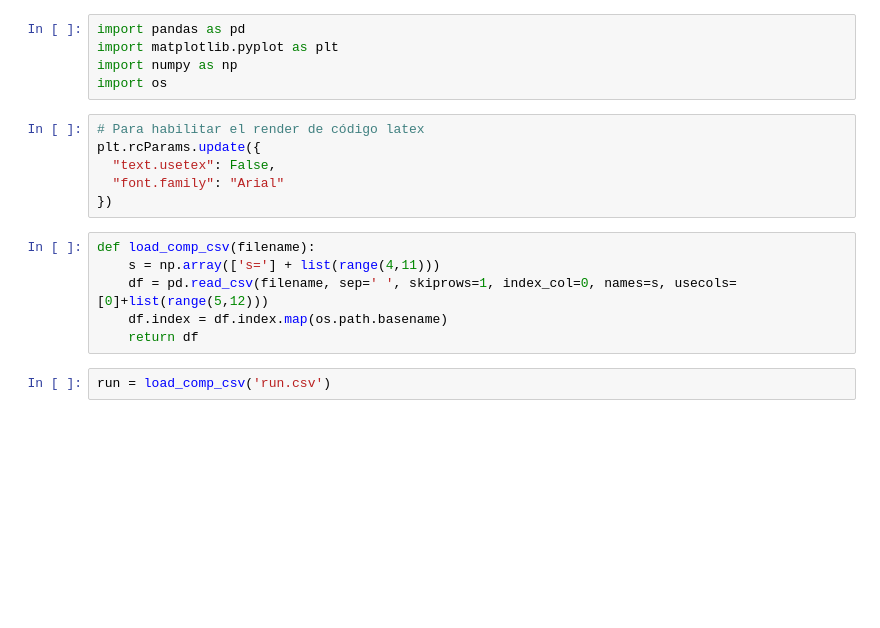
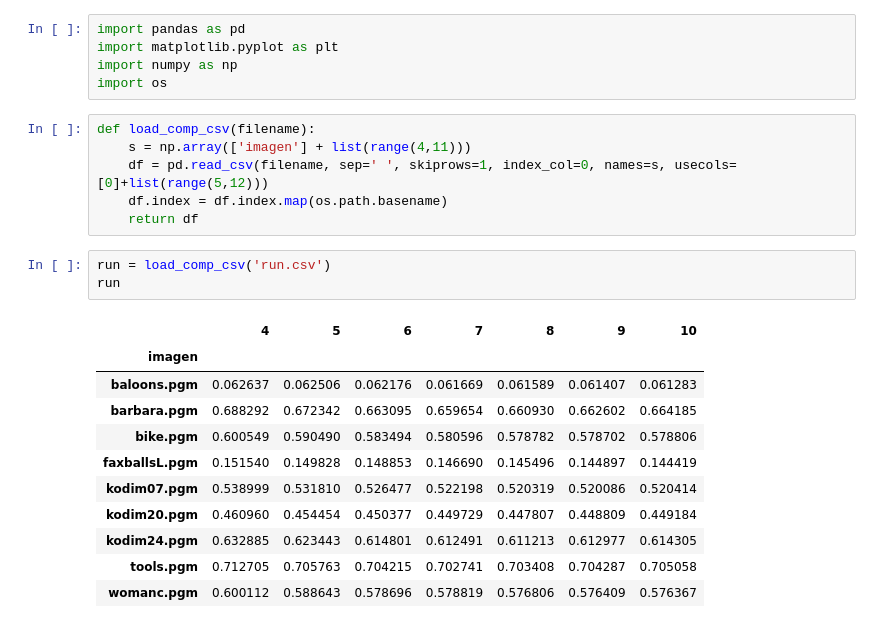
Before and after one commit to nacjck/LOCO3, a Jupyter notebook: TareaGrupo3LOCO/ObtencionDeDatos/resultados/resultados.ipynb, the cells around one changed output. Drawn from its saved outputs; the diff is of its cells as text; blank space fills up the shorter version.

```diff
--- a/TareaGrupo3LOCO/ObtencionDeDatos/resultados/resultados.ipynb
+++ b/TareaGrupo3LOCO/ObtencionDeDatos/resultados/resultados.ipynb
@@ -3,17 +3,24 @@ import pandas as pd
 import matplotlib.pyplot as plt
 import numpy as np
 import os
-# %%
-# Para habilitar el render de código latex
-plt.rcParams.update({
-  "text.usetex": False,
-  "font.family": "Arial"
-})
 # %%
 def load_comp_csv(filename):
-    s = np.array(['s='] + list(range(4,11)))
+    s = np.array(['imagen'] + list(range(4,11)))
     df = pd.read_csv(filename, sep=' ', skiprows=1, index_col=0, names=s, usecols=[0]+list(range(5,12)))
     df.index = df.index.map(os.path.basename)
     return df
 # %%
 run = load_comp_csv('run.csv')
+run
+# %% [output]
+|  | 4 | 5 | 6 | 7 | 8 | 9 | 10 |
+| imagen |  |  |  |  |  |  |  |
+| baloons.pgm | 0.062637 | 0.062506 | 0.062176 | 0.061669 | 0.061589 | 0.061407 | 0.061283 |
+| barbara.pgm | 0.688292 | 0.672342 | 0.663095 | 0.659654 | 0.660930 | 0.662602 | 0.664185 |
+| bike.pgm | 0.600549 | 0.590490 | 0.583494 | 0.580596 | 0.578782 | 0.578702 | 0.578806 |
+| faxballsL.pgm | 0.151540 | 0.149828 | 0.148853 | 0.146690 | 0.145496 | 0.144897 | 0.144419 |
+| kodim07.pgm | 0.538999 | 0.531810 | 0.526477 | 0.522198 | 0.520319 | 0.520086 | 0.520414 |
+| kodim20.pgm | 0.460960 | 0.454454 | 0.450377 | 0.449729 | 0.447807 | 0.448809 | 0.449184 |
+| kodim24.pgm | 0.632885 | 0.623443 | 0.614801 | 0.612491 | 0.611213 | 0.612977 | 0.614305 |
+| tools.pgm | 0.712705 | 0.705763 | 0.704215 | 0.702741 | 0.703408 | 0.704287 | 0.705058 |
+| womanc.pgm | 0.600112 | 0.588643 | 0.578696 | 0.578819 | 0.576806 | 0.576409 | 0.576367 |
```
Also changed, not shown: parts of 4 cells of this notebook, 3 other files.
